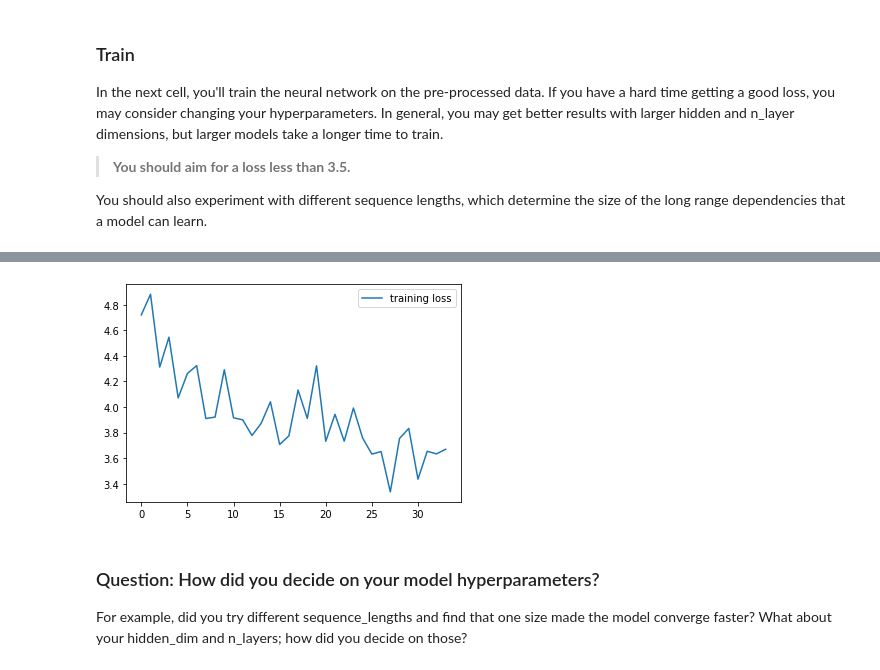
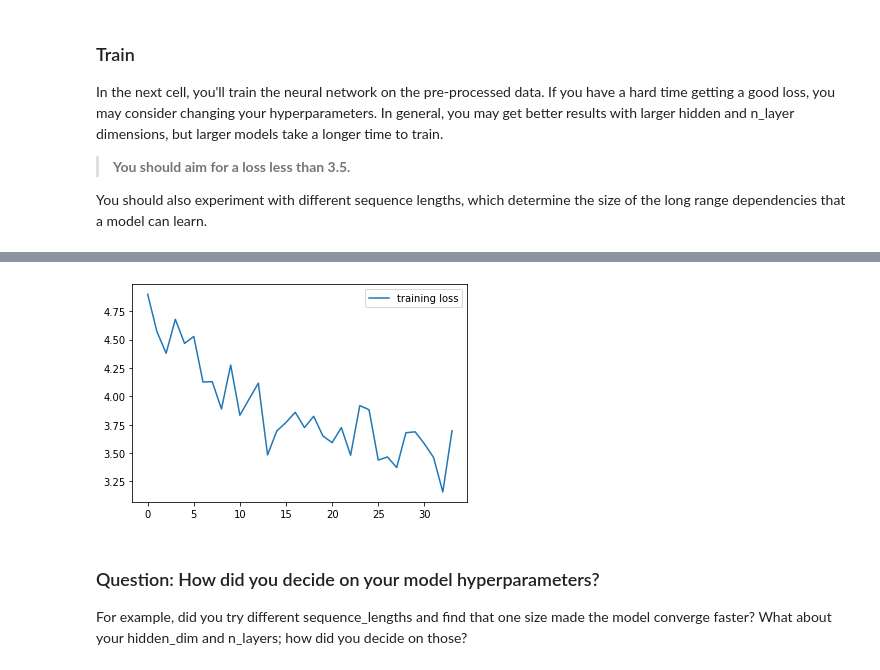
Before and after one commit to ddhartma/TV-Script-Generator, a Jupyter notebook: dlnd_tv_script_generation.ipynb, the cells around one changed output, grey strips where cells are left out. Drawn from its saved outputs; the diff is of its cells as text; code cells hidden in the pictures.

Commit message:
test: Test parameters Train15

```diff
--- a/dlnd_tv_script_generation.ipynb
+++ b/dlnd_tv_script_generation.ipynb
@@ -676,19 +676,19 @@ Epoch:    5/5     Loss: 3.608040789604187
 
 Model Trained and Saved
 # %%
-train = 'Train14'
+train = 'Train15'
 # Export Loss as Dataframe
 loss_df = pd.DataFrame(running_loss_history)
 loss_df.to_excel(train + ".xlsx")
 
 # Plot Loss and Save Loss-Plot
 f = plt.figure()
 plt.plot(running_loss_history, label='training loss')
 plt.legend()
 
 f.savefig(train + ".png", bbox_inches='tight', dpi=600)
 # %% [output]
-[figure, old version]
+[figure, new version]
 # %% [markdown]
 ### Question: How did you decide on your model hyperparameters?
 For example, did you try different sequence_lengths and find that one size made the model converge faster? What about your hidden_dim and n_layers; how did you decide on those?
```
Also changed, not shown: parts of 5 cells of this notebook, 4 other files.
